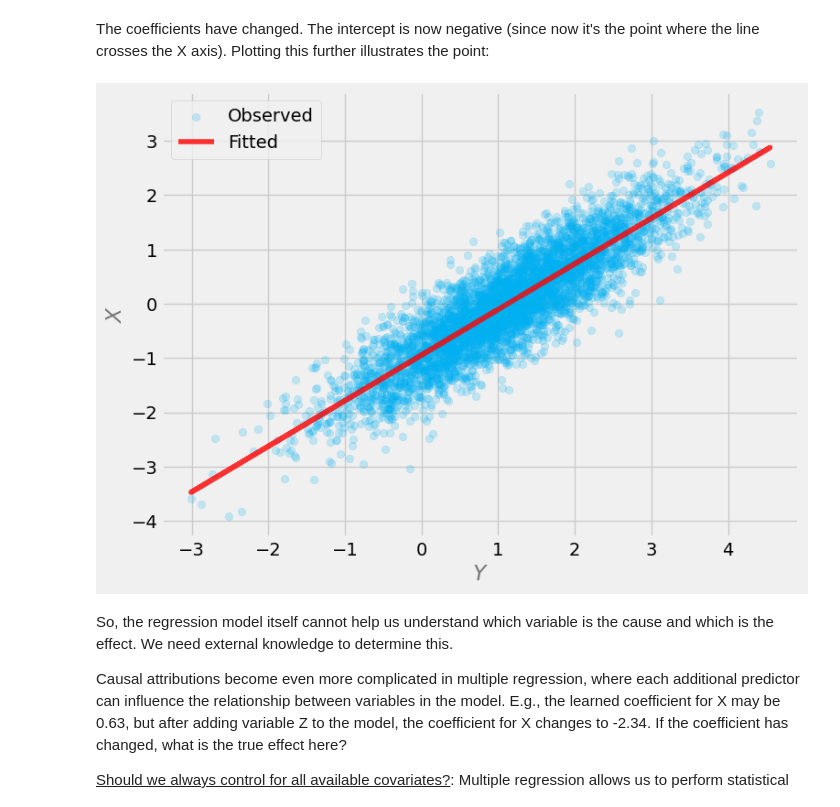
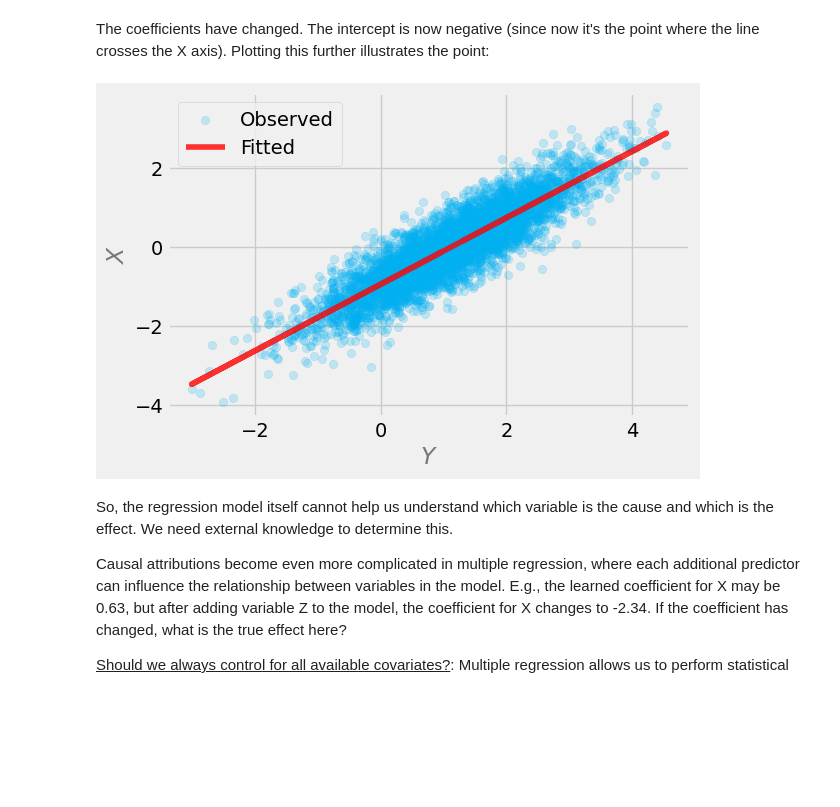
Before and after one commit to Gonde94/Causal-Inference, a Jupyter notebook: Notebooks/Chapter_03.ipynb, the cells around one changed output. Saved outputs shown, nothing was run; the diff lists cells and outputs as text; code cells hidden in the pictures; blank space fills up the shorter version.

```diff
--- a/Notebooks/Chapter_03.ipynb
+++ b/Notebooks/Chapter_03.ipynb
@@ -159,18 +153,18 @@ The coefficients have changed. The intercept is now negative (since now it's the
 # %%
 # Generate predictions
 x_pred_rev = fitted_model_rev.predict(Y_rev)
 
 # Plot
-plt.figure(figsize=(8, 6))
+plt.figure(figsize=(6, 4))
 plt.scatter(Y_rev[:, 1], x_rev, color=COLORS[0], label='Observed', alpha=.2)
 plt.plot(Y_rev[:, 1], x_pred_rev, color=COLORS[1], label='Fitted', alpha=.8)
 plt.xlabel('$Y$', alpha=.5)
 plt.ylabel('$X$', alpha=.5)
 legend = plt.legend()
 
 plt.show()
 # %% [output]
-[figure, old version]
+[figure, new version]
 # %% [markdown]
 So, the regression model itself cannot help us understand which variable is the cause and which is the effect. We need external knowledge to determine this.
 
```
Also changed, not shown: parts of 9 cells of this notebook, 6 other files.
